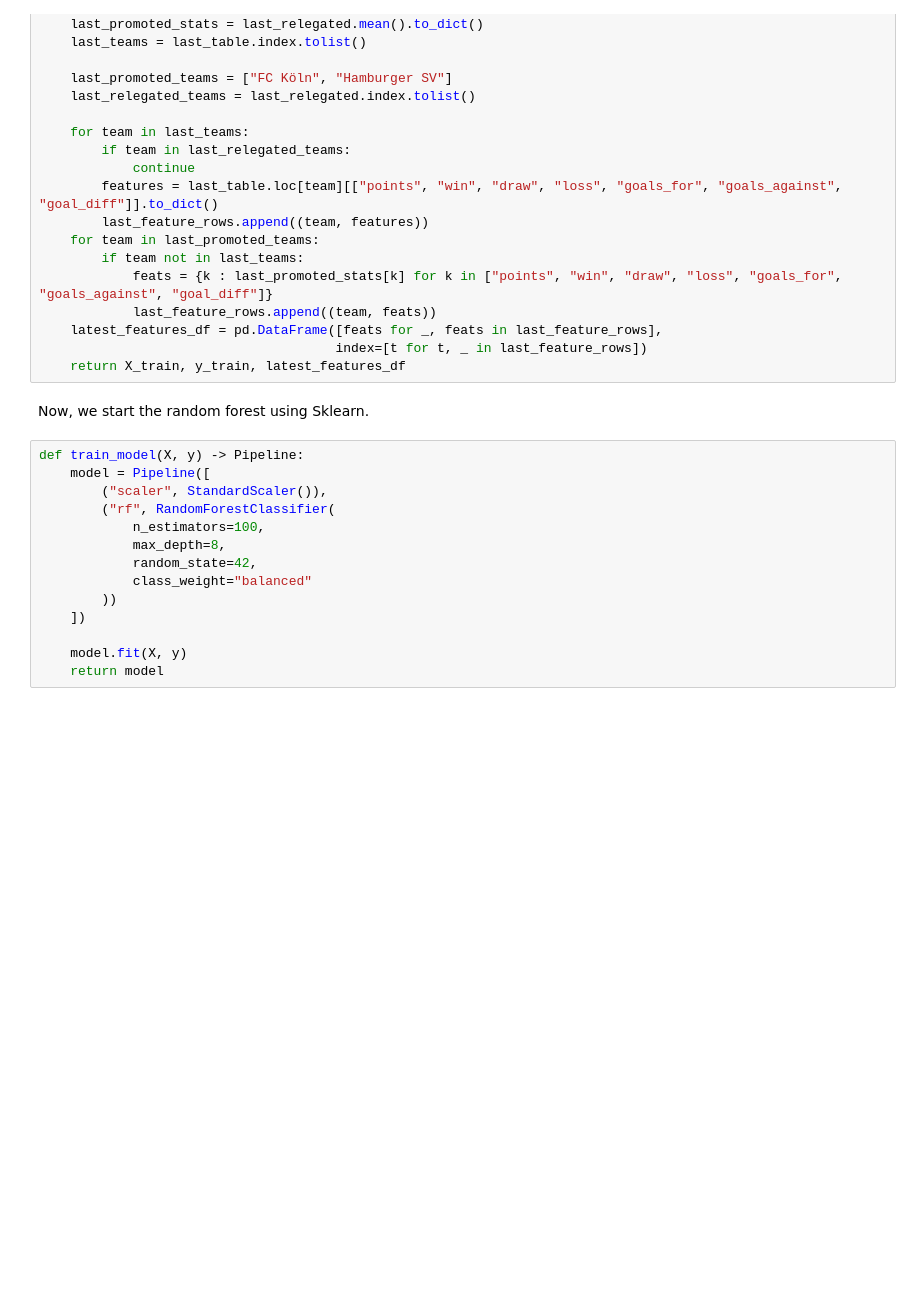
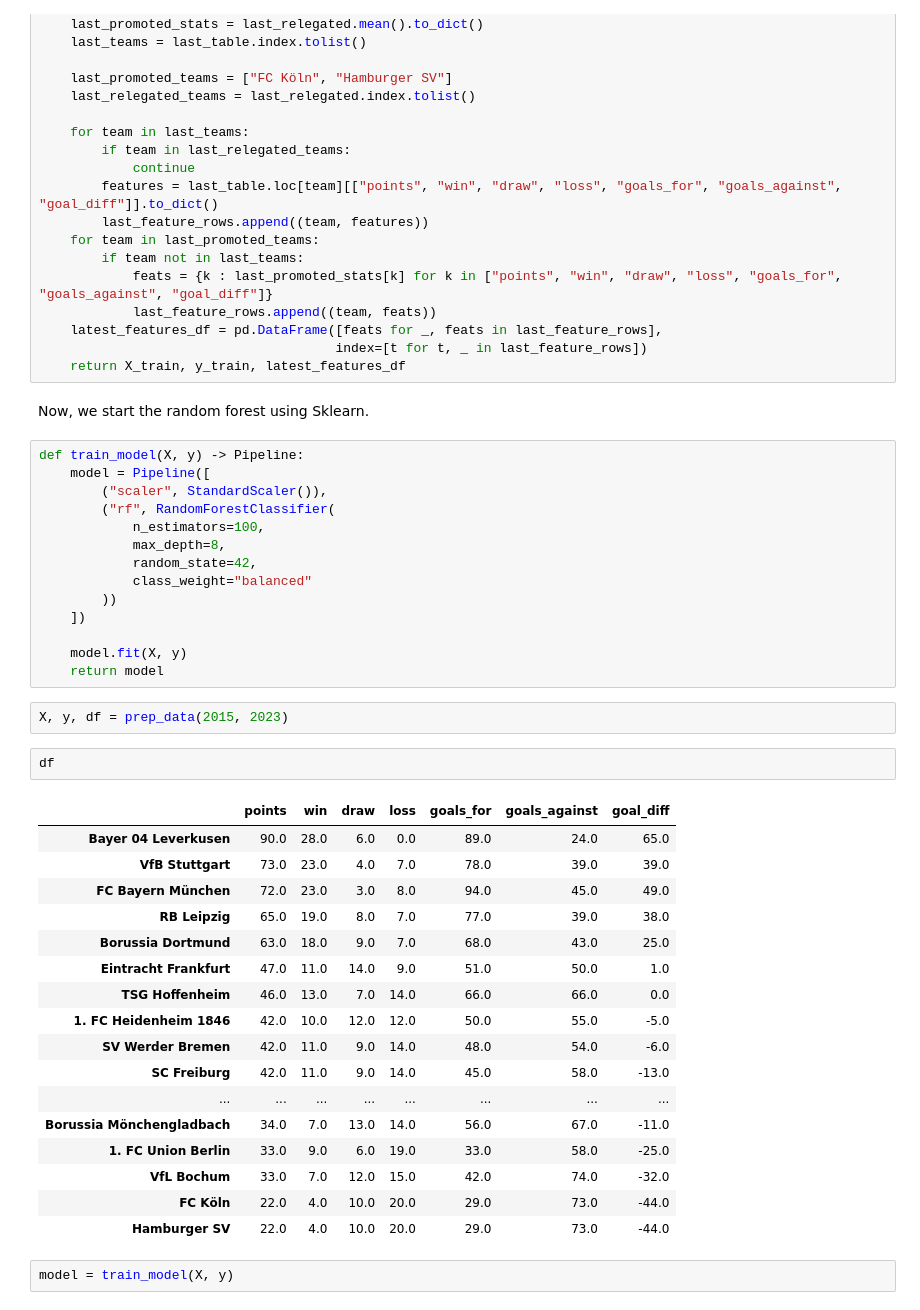
Before and after one commit to Keenan-Penner/Bundesliga_predictor, a Jupyter notebook: project.ipynb, the cells around one changed output. Drawn from its saved outputs; the diff is of its cells as text; blank space fills up the shorter version.

```diff
--- a/project.ipynb
+++ b/project.ipynb
@@ -237,3 +219,27 @@ def train_model(X, y) -> Pipeline:
 
     model.fit(X, y)
     return model
+# %%
+X, y, df = prep_data(2015, 2023)
+# %%
+df
+# %% [output]
+|  | points | win | draw | loss | goals_for | goals_against | goal_diff |
+| Bayer 04 Leverkusen | 90.0 | 28.0 | 6.0 | 0.0 | 89.0 | 24.0 | 65.0 |
+| VfB Stuttgart | 73.0 | 23.0 | 4.0 | 7.0 | 78.0 | 39.0 | 39.0 |
+| FC Bayern München | 72.0 | 23.0 | 3.0 | 8.0 | 94.0 | 45.0 | 49.0 |
+| RB Leipzig | 65.0 | 19.0 | 8.0 | 7.0 | 77.0 | 39.0 | 38.0 |
+| Borussia Dortmund | 63.0 | 18.0 | 9.0 | 7.0 | 68.0 | 43.0 | 25.0 |
+| Eintracht Frankfurt | 47.0 | 11.0 | 14.0 | 9.0 | 51.0 | 50.0 | 1.0 |
+| TSG Hoffenheim | 46.0 | 13.0 | 7.0 | 14.0 | 66.0 | 66.0 | 0.0 |
+| 1. FC Heidenheim 1846 | 42.0 | 10.0 | 12.0 | 12.0 | 50.0 | 55.0 | -5.0 |
+| SV Werder Bremen | 42.0 | 11.0 | 9.0 | 14.0 | 48.0 | 54.0 | -6.0 |
+| SC Freiburg | 42.0 | 11.0 | 9.0 | 14.0 | 45.0 | 58.0 | -13.0 |
+| ... | ... | ... | ... | ... | ... | ... | ... |
+| Borussia Mönchengladbach | 34.0 | 7.0 | 13.0 | 14.0 | 56.0 | 67.0 | -11.0 |
+| 1. FC Union Berlin | 33.0 | 9.0 | 6.0 | 19.0 | 33.0 | 58.0 | -25.0 |
+| VfL Bochum | 33.0 | 7.0 | 12.0 | 15.0 | 42.0 | 74.0 | -32.0 |
+| FC Köln | 22.0 | 4.0 | 10.0 | 20.0 | 29.0 | 73.0 | -44.0 |
+| Hamburger SV | 22.0 | 4.0 | 10.0 | 20.0 | 29.0 | 73.0 | -44.0 |
+# %%
+model = train_model(X, y)
```
Also changed, not shown: parts of 9 cells of this notebook.
